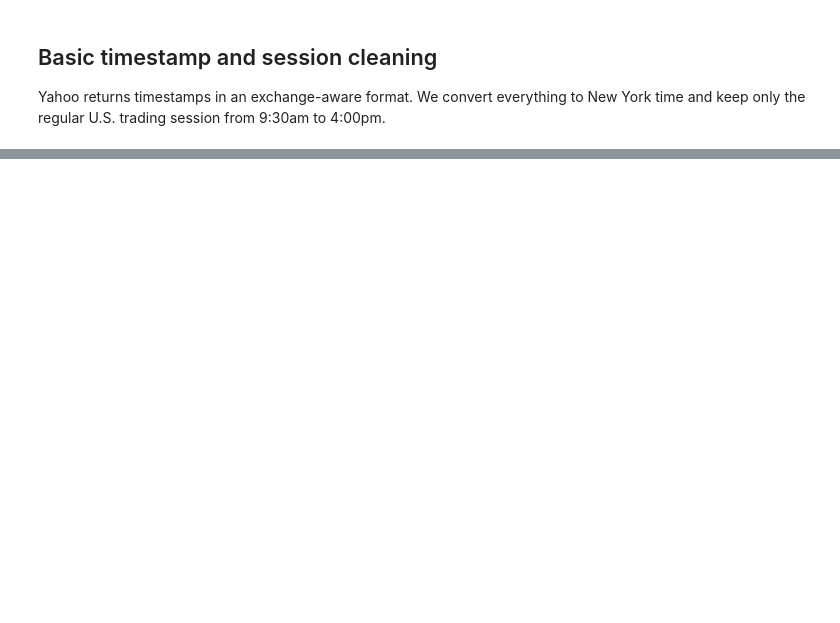
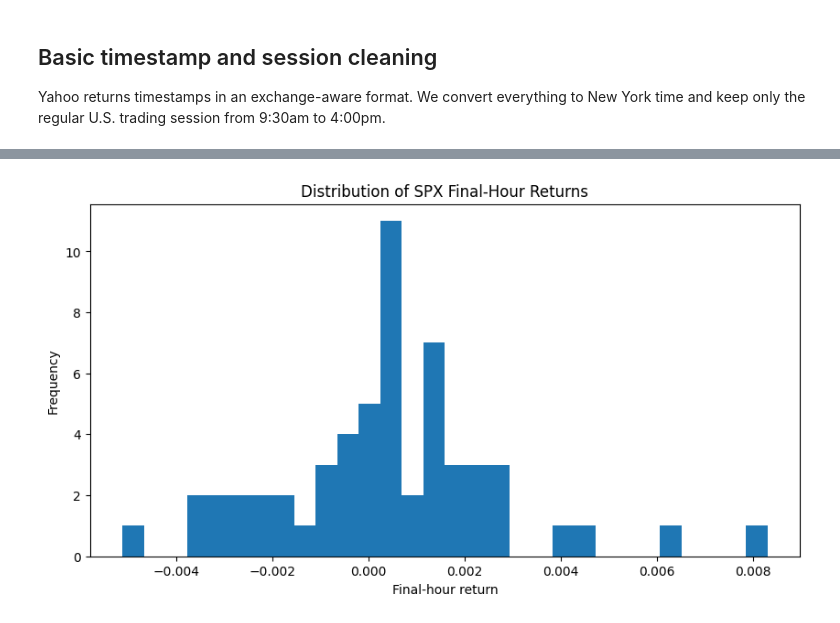
Before and after one commit to Ferreter/Dissertation, a Jupyter notebook: EDA.ipynb, the cells around one changed output, grey strips where cells are left out. Saved outputs shown, nothing was run; the diff lists cells and outputs as text; code cells hidden in the pictures; blank space fills up the shorter version.

Commit message:
👍 Worked on finalising EDA

```diff
--- a/EDA.ipynb
+++ b/EDA.ipynb
@@ -118,0 +515,5 @@ spx_raw.head()
+# %%
+intraday = intraday.dropna()
+
+print("Intraday shape after dropping first return row:", intraday.shape)
+display(intraday.head())
@@ -118,0 +569,25 @@ spx_raw.head()
+# %%
+# Typical price is a simple approximation of the average traded price in each bar
+intraday["spy_typical_price"] = (
+    intraday["spy_high"] + intraday["spy_low"] + intraday["spy_close"]
+) / 3
+
+# Dollar volume proxy for each 15-minute bar
+intraday["spy_price_x_volume"] = (
+    intraday["spy_typical_price"] * intraday["spy_volume"]
+)
+
+# Cumulative volume within each trading day
+intraday["spy_cum_volume"] = (
+    intraday.groupby("date")["spy_volume"].cumsum()
+)
+
+# Cumulative price-volume within each trading day
+intraday["spy_cum_price_x_volume"] = (
+    intraday.groupby("date")["spy_price_x_volume"].cumsum()
+)
+
+# VWAP up to each point in the trading day
+intraday["spy_vwap"] = (
+    intraday["spy_cum_price_x_volume"] / intraday["spy_cum_volume"]
+)
@@ -118,0 +662,3 @@ spx_raw.head()
+# %%
+# A full regular trading day should have 26 fifteen-minute bars
+expected_bars_per_day = 26
@@ -118,0 +799,5 @@ spx_raw.head()
+# %%
+features = make_daily_features(intraday)
+
+print("Daily feature dataset shape:", features.shape)
+display(features.head())
@@ -118,0 +889,9 @@ spx_raw.head()
+# %%
+plt.figure(figsize=(10, 5))
+plt.hist(features["target_final_hour_return"], bins=30)
+plt.title("Distribution of SPX Final-Hour Returns")
+plt.xlabel("Final-hour return")
+plt.ylabel("Frequency")
+plt.show()
+# %% [output]
+[figure, added]
```
Also changed, not shown: parts of 106 cells of this notebook.
